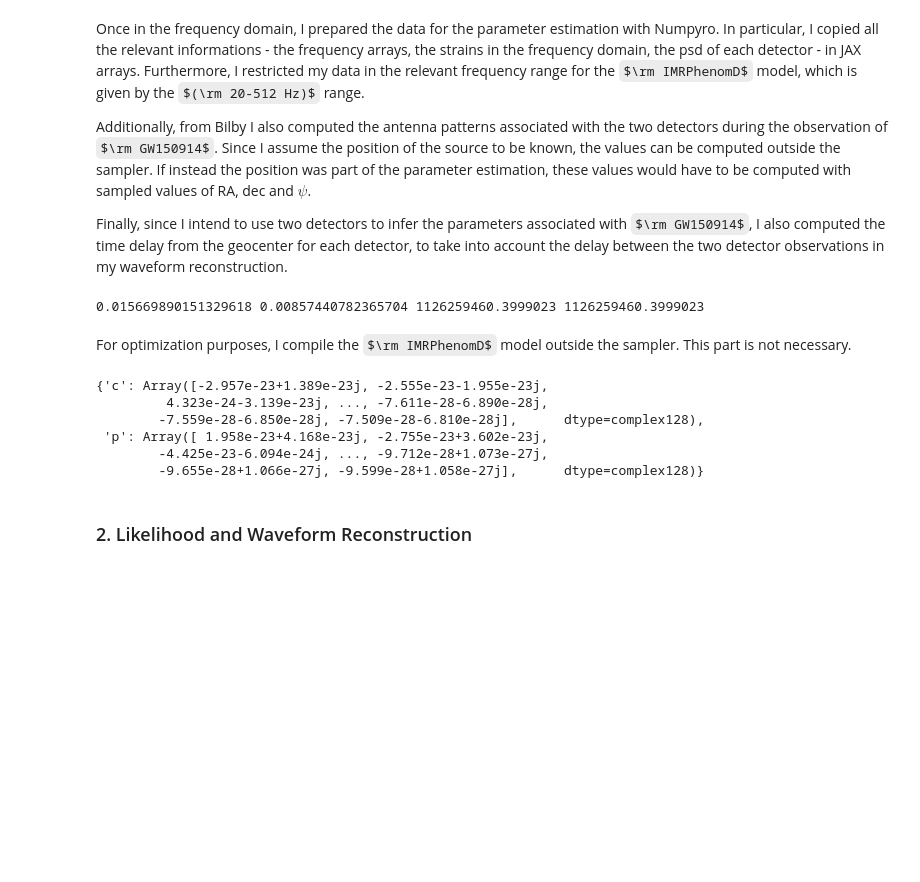
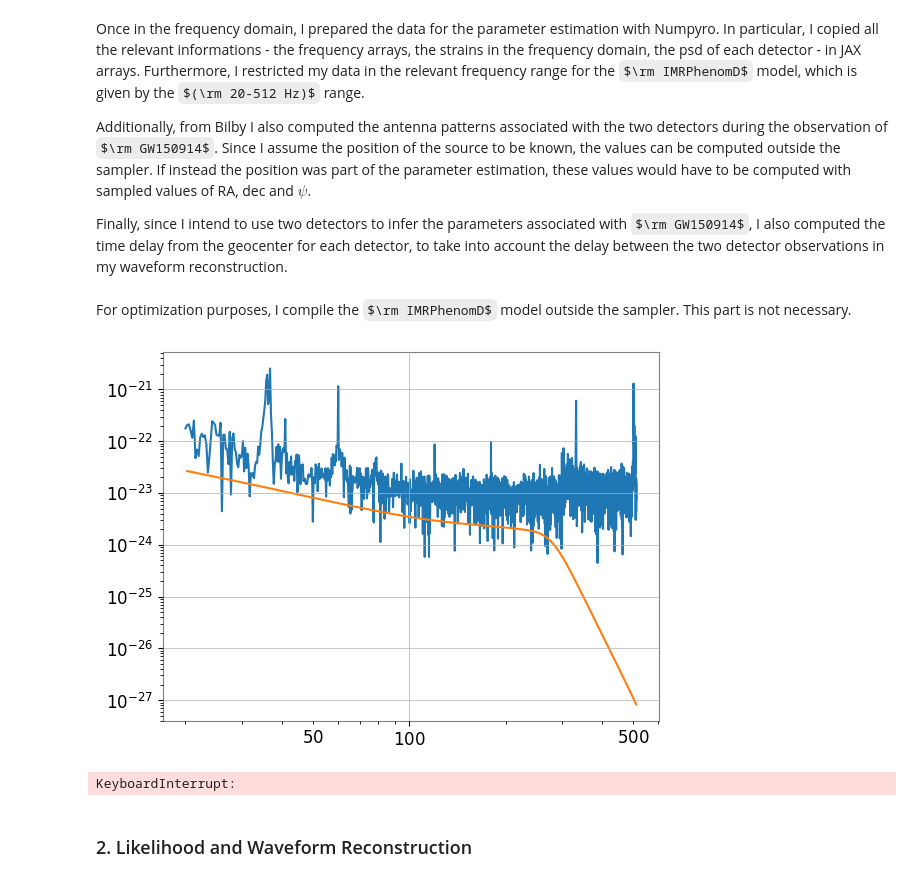
Before and after one commit to om-erika/numerical-methods-2026, a Jupyter notebook: hamiltonian_monte_carlo/NUTS.ipynb, the cells around one changed output. Saved outputs shown, nothing was run; the diff lists cells and outputs as text; code cells hidden in the pictures; some formulas as TeX source; blank space fills up the shorter version.

```diff
--- a/hamiltonian_monte_carlo/NUTS.ipynb
+++ b/hamiltonian_monte_carlo/NUTS.ipynb
@@ -41,7 +39,6 @@ logger = bilby.core.utils.logger
 outdir = "outdir_folder"
 
 label = "GW150914"
-jnp.set_printoptions(precision=3, suppress=False)
 jax.config.update("jax_enable_x64", True)
 
 H1 = bilby.gw.detector.get_empty_interferometer("H1")
@@ -86,7 +86,8 @@ L1psd_data = L1psd.psd(fftlength=duration, overlap=0, window=("tukey", psd_alpha
 L1.power_spectral_density = bilby.gw.detector.PowerSpectralDensity(
     frequency_array=L1psd_data.frequencies.value, psd_array=L1psd_data.value)
 # %%
-H1.maximum_frequency = 512
+H1.minimum_frequency = 20.
+H1.maximum_frequency = 512.
 idxs = H1.strain_data.frequency_mask
 a,b = list(H1.strain_data.frequency_array[idxs]),list(np.abs(H1.strain_data.frequency_domain_strain[idxs]))
 c,d = list(H1.power_spectral_density.frequency_array[idxs]),list(H1.power_spectral_density.asd_array[idxs])
@@ -130,37 +131,38 @@ FcH1 = jnp.array(H1.antenna_response(ra, dec, geocentric_time, psi, 'cross'))
 
 dL1 = jnp.array(L1.strain_data.frequency_domain_strain[maskL1])
 psdL1 = jnp.array(L1.power_spectral_density_array[maskL1])
-
 FpL1 = jnp.array(L1.antenna_response(ra, dec, geocentric_time, psi, 'plus'))
 FcL1 = jnp.array(L1.antenna_response(ra, dec, geocentric_time, psi, 'cross'))
 
 tau_H1 = jnp.array(H1.time_delay_from_geocenter(ra, dec, geocentric_time))
 tau_L1 = jnp.array(L1.time_delay_from_geocenter(ra, dec, geocentric_time))
+t0_H1 = jnp.array(H1.strain_data.start_time)
+t0_L1 = jnp.array(L1.strain_data.start_time)
+
+phase_timeH1 = jnp.exp(-2j * jnp.pi * fH1 * (geocentric_time + tau_H1))
+phase_timeL1 = jnp.exp(-2j * jnp.pi * fL1 * (geocentric_time + tau_L1))
-# %% [output]
-0.015669890151329618 0.00857440782365704 1126259460.3999023 1126259460.3999023
 # %% [markdown]
 For optimization purposes, I compile the $\rm IMRPhenomD$ model outside the sampler. This part is not necessary.
 # %%
 params_bbh = {
     "M_c": 28.3,   # chirp mass [Msun]
     "eta": 0.247,  # symmetric mass ratio
     "s1_z": 0.0,   # primary spin z-component
     "s2_z": 0.0,   # secondary spin z-component
     "d_L": 440.0,  # luminosity distance [Mpc]
-    "phase_c": 0.,
-    "iota": 2.0,
+    "phase_c": 12.,
+    "iota": 1.4,
 }
 
 #jax version for computational efficiency
 waveform = ripplegw.IMRPhenomD(f_ref=20.0)
 fast_waveform = jax.jit(waveform)
 
 #first call to compile it
 pol = fast_waveform(f, params_bbh)
+hdetH1 = FpH1 * pol['p'] + FcH1 * pol['c']
+plt.loglog(a, b)
+plt.loglog(fH1, np.abs(hdetH1))
+plt.show()
 # %% [output]
-{'c': Array([-2.957e-23+1.389e-23j, -2.555e-23-1.955e-23j,
-         4.323e-24-3.139e-23j, ..., -7.611e-28-6.890e-28j,
-        -7.559e-28-6.850e-28j, -7.509e-28-6.810e-28j],      dtype=complex128),
- 'p': Array([ 1.958e-23+4.168e-23j, -2.755e-23+3.602e-23j,
-        -4.425e-23-6.094e-24j, ..., -9.712e-28+1.073e-27j,
-        -9.655e-28+1.066e-27j, -9.599e-28+1.058e-27j],      dtype=complex128)}
+[figure, added]
@@ -166,0 +240,7 @@ pol = fast_waveform(f, params_bbh)
+# %%
+like_list = []
+j = 0
+for i in range(80):
+    like_list.append(numpy_likelihood(f, dH1, dL1, psdH1, psdL1, i))
+# %% [output]
+KeyboardInterrupt:
```
Also changed, not shown: parts of 30 cells of this notebook, 1 other file.
